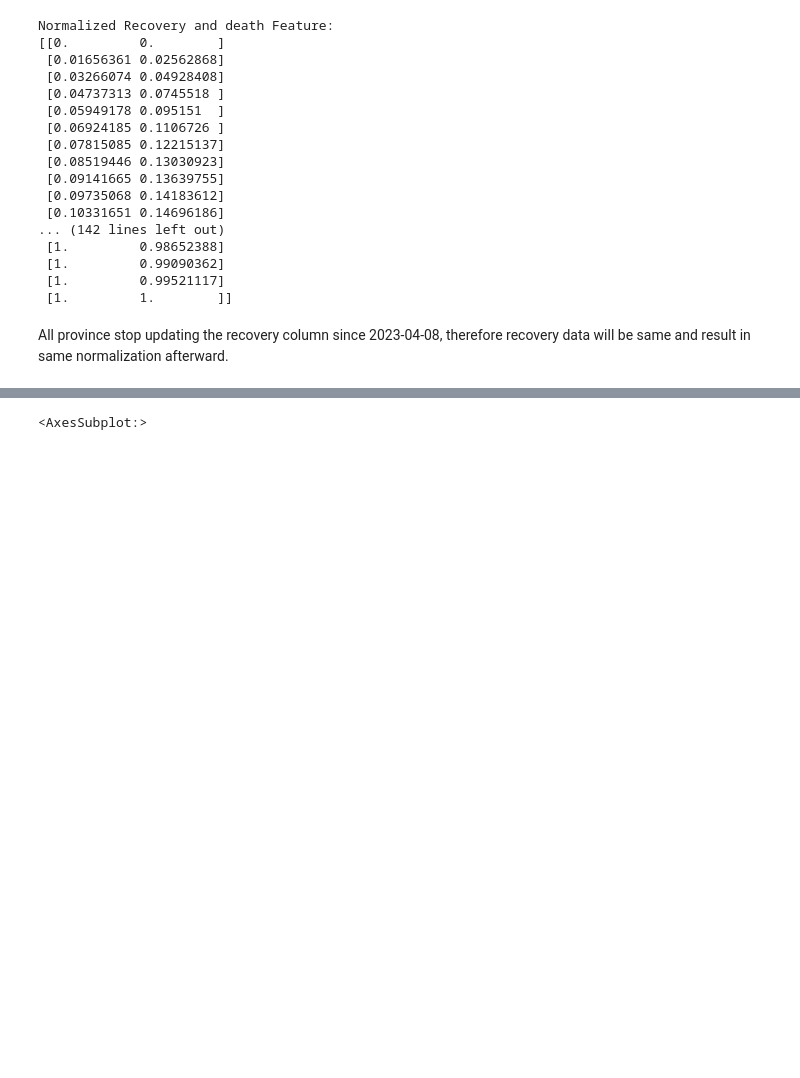
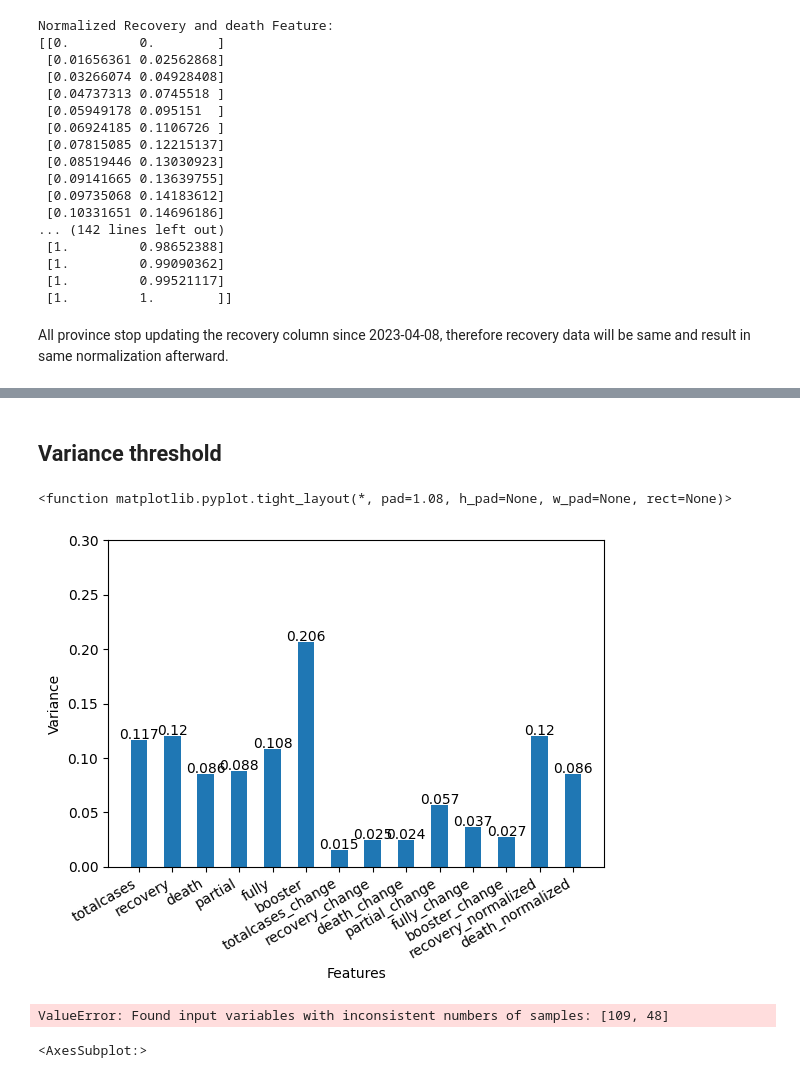
Before and after one commit to William-67/Analysis-of-efficacy-of-Covid19-Vaccination, a Jupyter notebook: Phase 4/data_summarization.ipynb, the cells around one changed output, grey strips where cells are left out. Cells and saved outputs as stored; diff of their text form; code cells hidden in the pictures; blank space fills up the shorter version.

```diff
--- a/Phase 4/data_summarization.ipynb
+++ b/Phase 4/data_summarization.ipynb
@@ -265,0 +283,20 @@ All province stop updating the recovery column since 2023-04-08, therefore recov
+# %%
+X_train_v1, X_test_v1, y_train_v1, y_test_v1= X_train.copy(), X_test.copy(), y_train.copy(), y_test.copy()
+
+X_train_v1.var(axis=0)
+# Check class distribution in training and testing sets
+print("Training set class distribution:\n", y_train.value_counts())
+print("\nTesting set class distribution:\n", y_test.value_counts())
+
+gbc = GradientBoostingClassifier(max_depth=5, random_state=42)
+
+# Train classifier using all features
+gbc.fit(X_train, y_train)
+
+# Make predictions
+preds = gbc.predict(X_test)
+
+# Evaluate the model using the F1-score
+f1_score_all = round(f1_score(y_test, preds, average='weighted'), 3)
+
+print(f1_score_all)
@@ -266,3 +312,42 @@ All province stop updating the recovery column since 2023-04-08, therefore recov
+# %% [markdown]
+## Variance threshold
+# %%
+from sklearn.preprocessing import MinMaxScaler
+scaler=MinMaxScaler()
+
+scaled_X_train_v1 = scaler.fit_transform(X_train_v1)
+
+figure, axis = plt.subplots()
+
+x=X.columns
+y = scaled_X_train_v1.var(axis=0)
+
+axis.bar(x,y,width=0.5)
+axis.set_xlabel('Features')
+axis.set_ylabel('Variance')
+axis.set_ylim(0,0.3)
+
+for index , value in enumerate(y):
+    plt.text(x=index,y=value+0.001,s=str(round(value,3)),ha = 'center')
+
+figure.autofmt_xdate()
+plt.tight_layout
+# %% [output]
+<function matplotlib.pyplot.tight_layout(*, pad=1.08, h_pad=None, w_pad=None, rect=None)>
+[figure, added]
+# %%
+sel_X_train_v1 = X_train_v1.drop(['totalcases_change','death_change'],axis=1)
+sel_X_test_v1 = X_test_v1.drop(['totalcases_change','death_change'],axis=1)
+
+gbc.fit(sel_X_train_v1,sel_X_test_v1)
+
+var_predict = gbc.predict(sel_X_test_v1)
+
+f1_score_var = round(f1_score(y_test_v1,var_preds, average='weighted'),3)
+
+print(f1_score_var)
+# %% [output]
+ValueError: Found input variables with inconsistent numbers of samples: [109, 48]
 # %%
 # summed_data = summed_data.drop(['recovery_normalized'],axis=1)
 # summed_data = summed_data.drop(['death_normalized'],axis=1)
```
Also changed, not shown: parts of 12 cells of this notebook.
